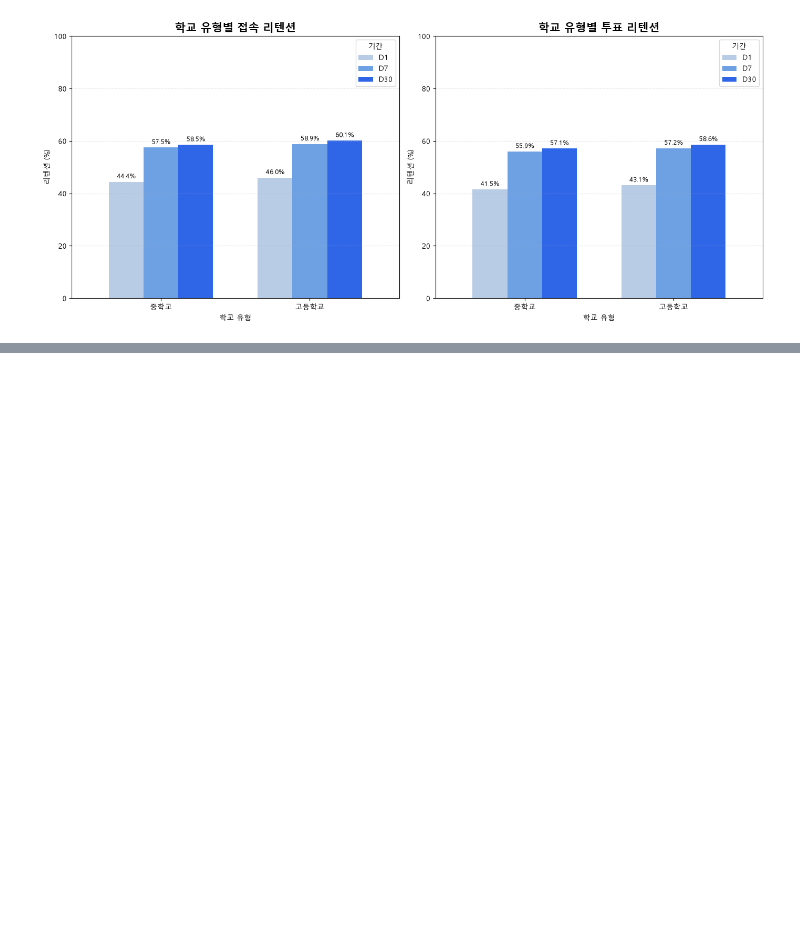
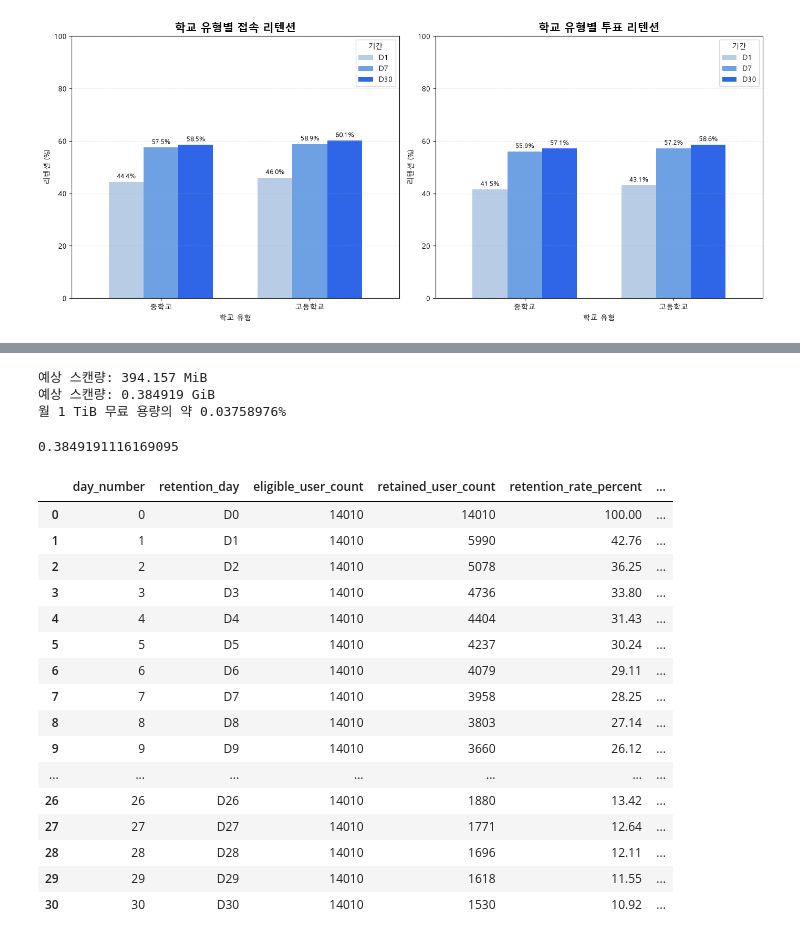
Before and after one commit to hyungmin0629/ping-v2, a Jupyter notebook: notebooks/retention.ipynb, the cells around one changed output, grey strips where cells are left out. Cells and saved outputs as stored; diff of their text form; code cells hidden in the pictures; blank space fills up the shorter version.

```diff
--- a/notebooks/retention.ipynb
+++ b/notebooks/retention.ipynb
@@ -2615,0 +4956,33 @@ plt.show()
+# %%
+cost(classic_retention_sql)
+# %% [output]
+예상 스캔량: 394.157 MiB
+예상 스캔량: 0.384919 GiB
+월 1 TiB 무료 용량의 약 0.03758976%
+0.3849191116169095
+# %%
+classic_retention_df = (
+    bq.query(classic_retention_sql)
+      .result()
+      .to_dataframe()
+)
+
+classic_retention_df
+# %% [output]
+|  | day_number | retention_day | eligible_user_count | retained_user_count | retention_rate_percent | ... |
+| 0 | 0 | D0 | 14010 | 14010 | 100.00 | ... |
+| 1 | 1 | D1 | 14010 | 5990 | 42.76 | ... |
+| 2 | 2 | D2 | 14010 | 5078 | 36.25 | ... |
+| 3 | 3 | D3 | 14010 | 4736 | 33.80 | ... |
+| 4 | 4 | D4 | 14010 | 4404 | 31.43 | ... |
+| 5 | 5 | D5 | 14010 | 4237 | 30.24 | ... |
+| 6 | 6 | D6 | 14010 | 4079 | 29.11 | ... |
+| 7 | 7 | D7 | 14010 | 3958 | 28.25 | ... |
+| 8 | 8 | D8 | 14010 | 3803 | 27.14 | ... |
+| 9 | 9 | D9 | 14010 | 3660 | 26.12 | ... |
+| ... | ... | ... | ... | ... | ... | ... |
+| 26 | 26 | D26 | 14010 | 1880 | 13.42 | ... |
+| 27 | 27 | D27 | 14010 | 1771 | 12.64 | ... |
+| 28 | 28 | D28 | 14010 | 1696 | 12.11 | ... |
+| 29 | 29 | D29 | 14010 | 1618 | 11.55 | ... |
+| 30 | 30 | D30 | 14010 | 1530 | 10.92 | ... |
```
Also changed, not shown: parts of 29 cells of this notebook.
